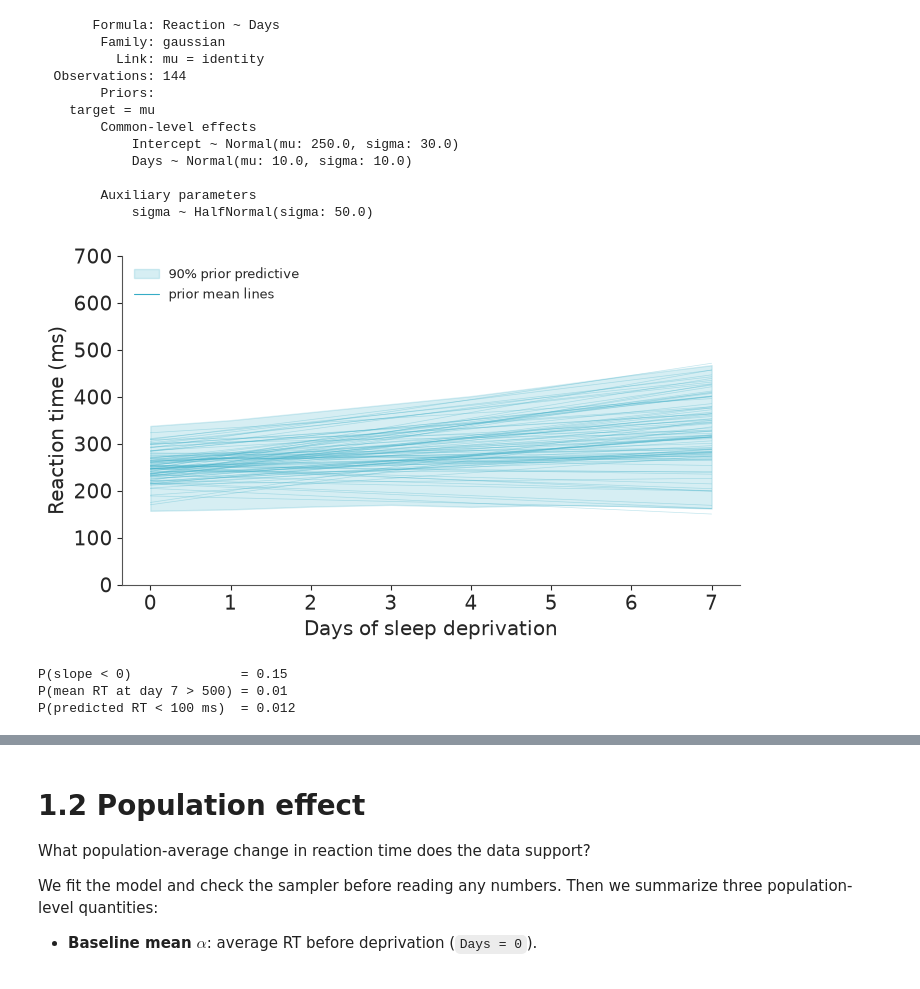
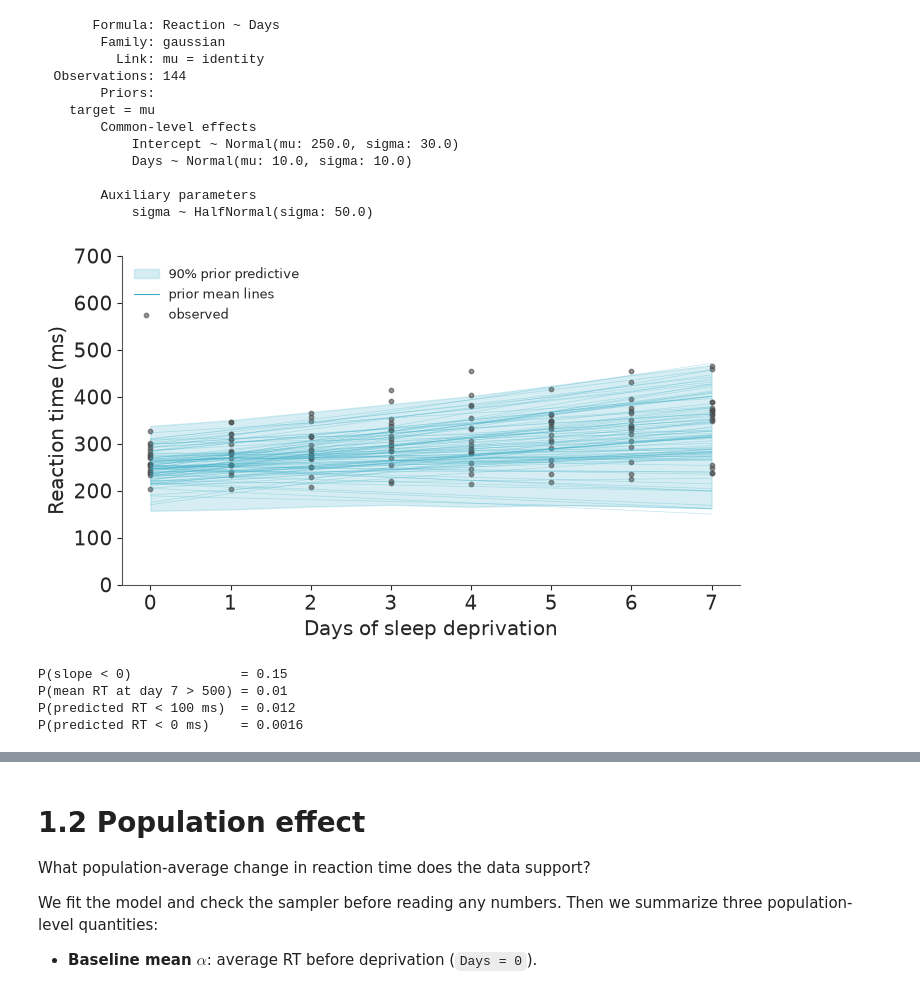
Before and after one commit to EnzonioBanderas/BayesianShortCourse, a Jupyter notebook: sleep/01_linear_baseline.ipynb, the cells around one changed output, grey strips where cells are left out. Drawn from its saved outputs; the diff is of its cells as text; code cells hidden in the pictures.

```diff
--- a/sleep/01_linear_baseline.ipynb
+++ b/sleep/01_linear_baseline.ipynb
@@ -125,26 +127,29 @@ Sampling: [Days, Intercept, Reaction, sigma]
 # %%
 alpha = prior["prior"]["Intercept"].values.ravel()
 beta = prior["prior"]["Days"].values.ravel()
 y_prior = prior["prior_predictive"]["Reaction"].values.reshape(-1, len(sleep))
 
 days = np.arange(8)
 fig, ax = plt.subplots(figsize=(7, 4))
 # 90% prior predictive interval for a single observation on each day
 band = np.array([np.percentile(y_prior[:, sleep["Days"] == d], [5, 95]) for d in days])
 ax.fill_between(days, band[:, 0], band[:, 1], color="C0", alpha=0.2, label="90% prior predictive")
 # 100 prior draws of the population-average line
 for a, b in zip(alpha[:100], beta[:100]):
     ax.plot(days, a + b * days, color="C0", lw=0.5, alpha=0.3)
 ax.plot([], [], color="C0", lw=0.8, label="prior mean lines")
+ax.scatter(sleep["Days"], sleep["Reaction"], s=10, color="0.3", alpha=0.6, label="observed")
 ax.set(xlabel="Days of sleep deprivation", ylabel="Reaction time (ms)", ylim=(0, 700))
 ax.legend(frameon=False, fontsize=9, loc="upper left")
 plt.show()
 
 print(f"P(slope < 0)              = {(beta < 0).mean():.2f}")
 print(f"P(mean RT at day 7 > 500) = {(alpha + 7 * beta > 500).mean():.2f}")
 print(f"P(predicted RT < 100 ms)  = {(y_prior < 100).mean():.3f}")
+print(f"P(predicted RT < 0 ms)    = {(y_prior < 0).mean():.4f}")
 # %% [output]
-[figure, old version]
+[figure, new version]
 P(slope < 0)              = 0.15
 P(mean RT at day 7 > 500) = 0.01
 P(predicted RT < 100 ms)  = 0.012
+P(predicted RT < 0 ms)    = 0.0016
```
Also changed, not shown: parts of 17 cells of this notebook.
